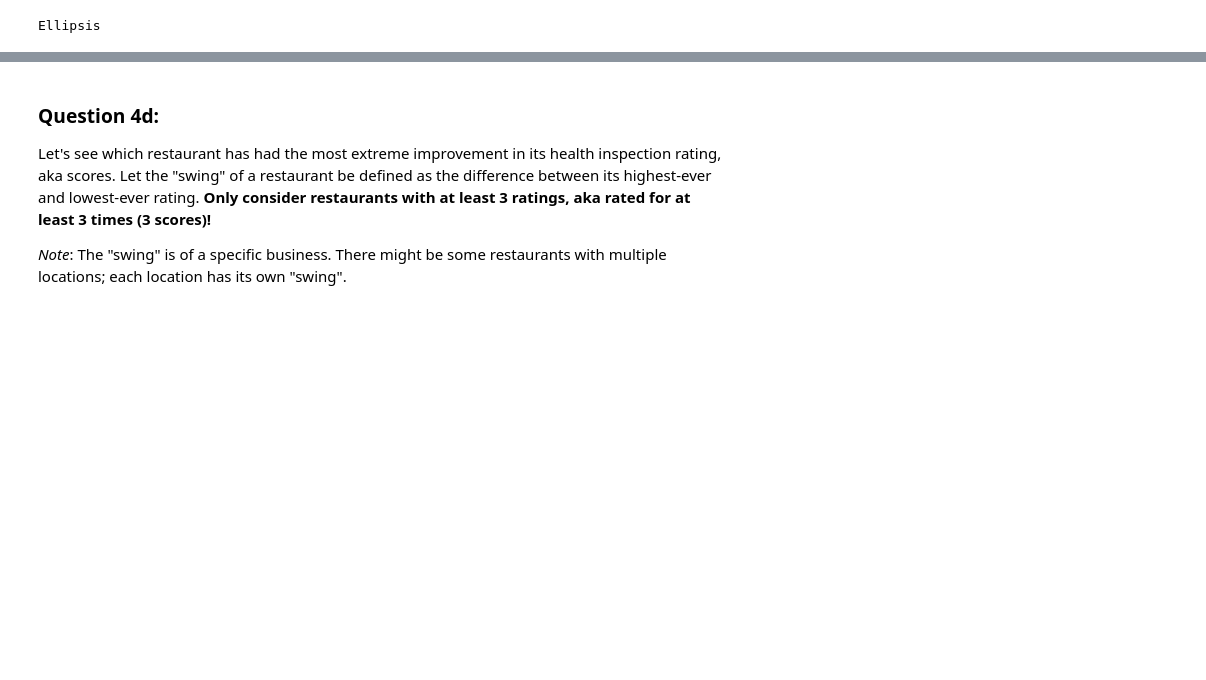
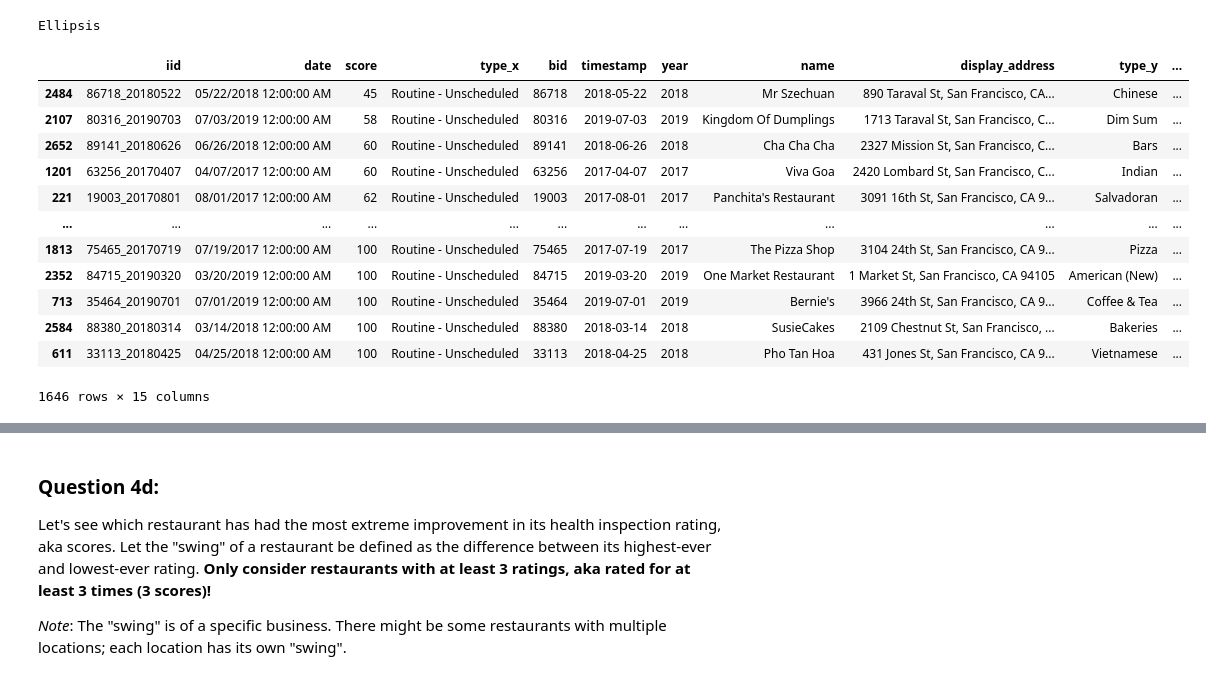
Before and after one commit to dnnyw/intro-to-ds-resources, a Jupyter notebook: final_project/final_project solutions.ipynb, the cells around one changed output, grey strips where cells are left out. Cells and saved outputs as stored; diff of their text form; code cells hidden in the pictures; blank space fills up the shorter version.

```diff
--- a/final_project/final_project.ipynb
+++ b/final_project/final_project solutions.ipynb
@@ -455,5 +513,22 @@ worst_restaurant = ...
 worst_restaurant
 # %% [output]
 Ellipsis
+# %%
+scores.sort_values('score')
+worst_restaurant = 'Mr Szechuan'
+# %% [output]
+|  | iid | date | score | type_x | bid | timestamp | year | name | display_address | type_y | ... |
+| 2484 | 86718_20180522 | 05/22/2018 12:00:00 AM | 45 | Routine - Unscheduled | 86718 | 2018-05-22 | 2018 | Mr Szechuan | 890 Taraval St, San Francisco, CA... | Chinese | ... |
+| 2107 | 80316_20190703 | 07/03/2019 12:00:00 AM | 58 | Routine - Unscheduled | 80316 | 2019-07-03 | 2019 | Kingdom Of Dumplings | 1713 Taraval St, San Francisco, C... | Dim Sum | ... |
+| 2652 | 89141_20180626 | 06/26/2018 12:00:00 AM | 60 | Routine - Unscheduled | 89141 | 2018-06-26 | 2018 | Cha Cha Cha | 2327 Mission St, San Francisco, C... | Bars | ... |
+| 1201 | 63256_20170407 | 04/07/2017 12:00:00 AM | 60 | Routine - Unscheduled | 63256 | 2017-04-07 | 2017 | Viva Goa | 2420 Lombard St, San Francisco, C... | Indian | ... |
+| 221 | 19003_20170801 | 08/01/2017 12:00:00 AM | 62 | Routine - Unscheduled | 19003 | 2017-08-01 | 2017 | Panchita's Restaurant | 3091 16th St, San Francisco, CA 9... | Salvadoran | ... |
+| ... | ... | ... | ... | ... | ... | ... | ... | ... | ... | ... | ... |
+| 1813 | 75465_20170719 | 07/19/2017 12:00:00 AM | 100 | Routine - Unscheduled | 75465 | 2017-07-19 | 2017 | The Pizza Shop | 3104 24th St, San Francisco, CA 9... | Pizza | ... |
+| 2352 | 84715_20190320 | 03/20/2019 12:00:00 AM | 100 | Routine - Unscheduled | 84715 | 2019-03-20 | 2019 | One Market Restaurant | 1 Market St, San Francisco, CA 94105 | American (New) | ... |
+| 713 | 35464_20190701 | 07/01/2019 12:00:00 AM | 100 | Routine - Unscheduled | 35464 | 2019-07-01 | 2019 | Bernie's | 3966 24th St, San Francisco, CA 9... | Coffee & Tea | ... |
+| 2584 | 88380_20180314 | 03/14/2018 12:00:00 AM | 100 | Routine - Unscheduled | 88380 | 2018-03-14 | 2018 | SusieCakes | 2109 Chestnut St, San Francisco, ... | Bakeries | ... |
+| 611 | 33113_20180425 | 04/25/2018 12:00:00 AM | 100 | Routine - Unscheduled | 33113 | 2018-04-25 | 2018 | Pho Tan Hoa | 431 Jones St, San Francisco, CA 9... | Vietnamese | ... |
+1646 rows × 15 columns
 # %%
 check('q4c', worst_restaurant)
```
Also changed, not shown: parts of 43 cells of this notebook, 1 other file.
